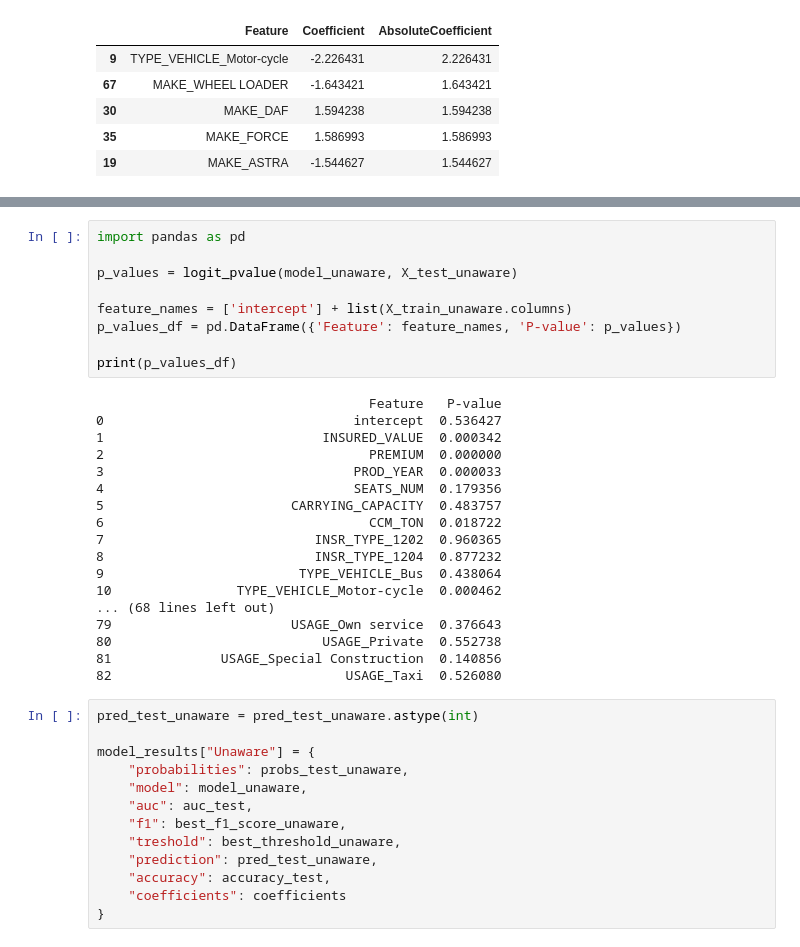
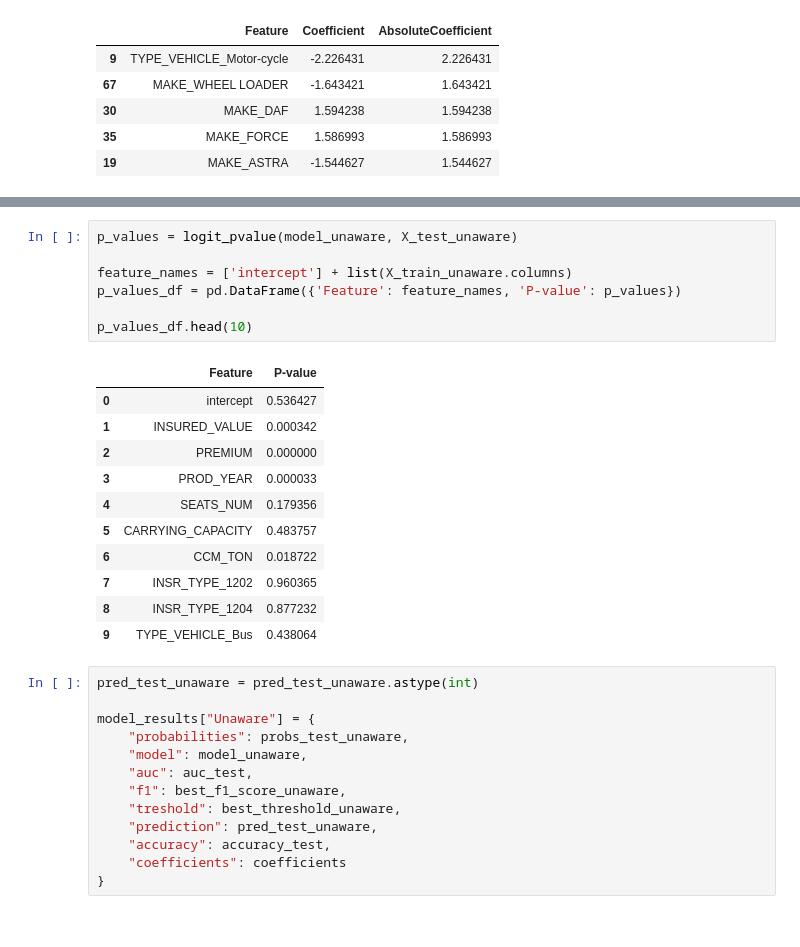
Before and after one commit to achsar/Analyses_Methode_Achot_Sarkisian, a Jupyter notebook: fairness_car_insurance.ipynb, the cells around one changed output, grey strips where cells are left out. Saved outputs shown, nothing was run; the diff lists cells and outputs as text.

```diff
--- a/fairness_car_insurance.ipynb
+++ b/fairness_car_insurance.ipynb
@@ -697,30 +626,22 @@ print(logit_pvalue(model_unaware, X_test_unaware))
 # %%
-import pandas as pd
-
 p_values = logit_pvalue(model_unaware, X_test_unaware)
 
 feature_names = ['intercept'] + list(X_train_unaware.columns)
 p_values_df = pd.DataFrame({'Feature': feature_names, 'P-value': p_values})
 
-print(p_values_df)
+p_values_df.head(10)
 # %% [output]
-                                   Feature   P-value
-0                                intercept  0.536427
-1                            INSURED_VALUE  0.000342
-2                                  PREMIUM  0.000000
-3                                PROD_YEAR  0.000033
-4                                SEATS_NUM  0.179356
-5                        CARRYING_CAPACITY  0.483757
-6                                  CCM_TON  0.018722
-7                           INSR_TYPE_1202  0.960365
-8                           INSR_TYPE_1204  0.877232
-9                         TYPE_VEHICLE_Bus  0.438064
-10                TYPE_VEHICLE_Motor-cycle  0.000462
-... (68 lines left out)
-79                       USAGE_Own service  0.376643
-80                           USAGE_Private  0.552738
-81              USAGE_Special Construction  0.140856
-82                              USAGE_Taxi  0.526080
+|  | Feature | P-value |
+| 0 | intercept | 0.536427 |
+| 1 | INSURED_VALUE | 0.000342 |
+| 2 | PREMIUM | 0.000000 |
+| 3 | PROD_YEAR | 0.000033 |
+| 4 | SEATS_NUM | 0.179356 |
+| 5 | CARRYING_CAPACITY | 0.483757 |
+| 6 | CCM_TON | 0.018722 |
+| 7 | INSR_TYPE_1202 | 0.960365 |
+| 8 | INSR_TYPE_1204 | 0.877232 |
+| 9 | TYPE_VEHICLE_Bus | 0.438064 |
 # %%
 pred_test_unaware = pred_test_unaware.astype(int)
 
```
Also changed, not shown: parts of 36 cells of this notebook.
